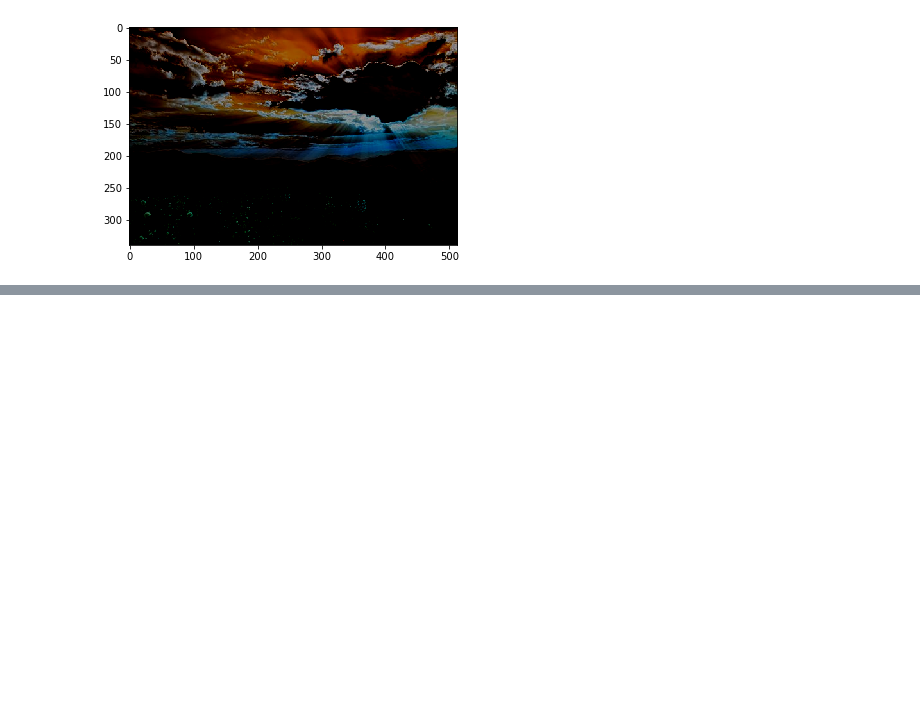
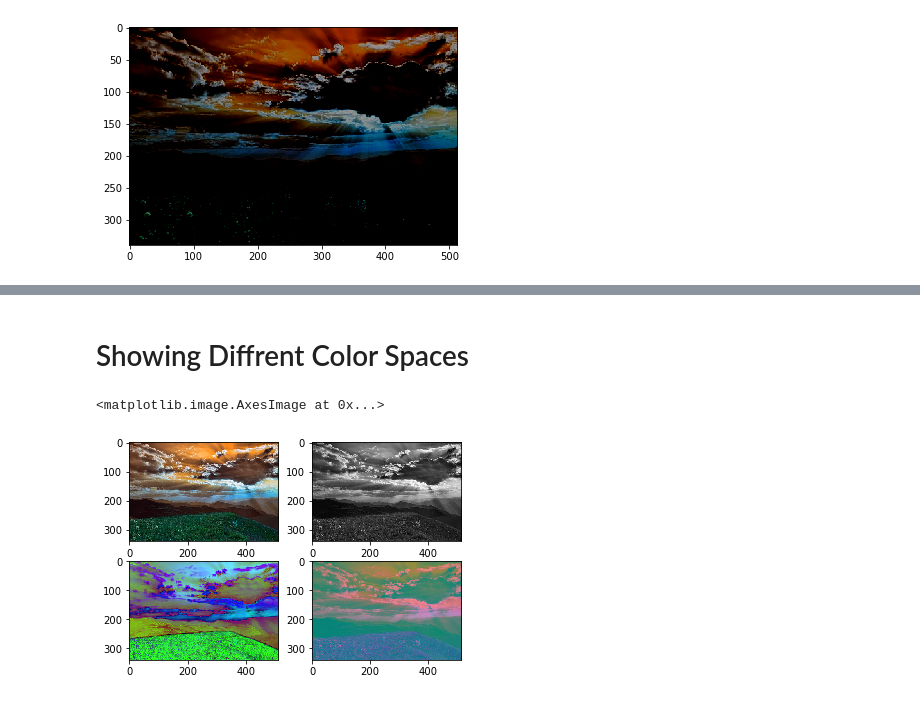
Before and after one commit to ahmadkhan242/OpenCV_practice, a Jupyter notebook: OpenCV_practice_for_images.ipynb, the cells around one changed output, grey strips where cells are left out. Cells and saved outputs as stored; diff of their text form; code cells hidden in the pictures; blank space fills up the shorter version.

```diff
--- a/Untitled.ipynb
+++ b/OpenCV_practice_for_images.ipynb
@@ -180,0 +208,12 @@ plt.imshow(subtracted)
+# %% [markdown]
+# Showing Diffrent Color Spaces
+# %%
+image = cv2.imread("./pic.jpg")
+f, axarr = plt.subplots(2,2)
+axarr[0,0].imshow(image)
+axarr[0,1].imshow( cv2.cvtColor(image, cv2.COLOR_BGR2GRAY) , cmap="gray")
+axarr[1,0].imshow( cv2.cvtColor(image, cv2.COLOR_BGR2HSV) )
+axarr[1,1].imshow( cv2.cvtColor(image, cv2.COLOR_BGR2LAB) )
+# %% [output]
+<matplotlib.image.AxesImage at 0x...>
+[figure, added]
```
Also changed, not shown: parts of 31 cells of this notebook, 1 other file.
